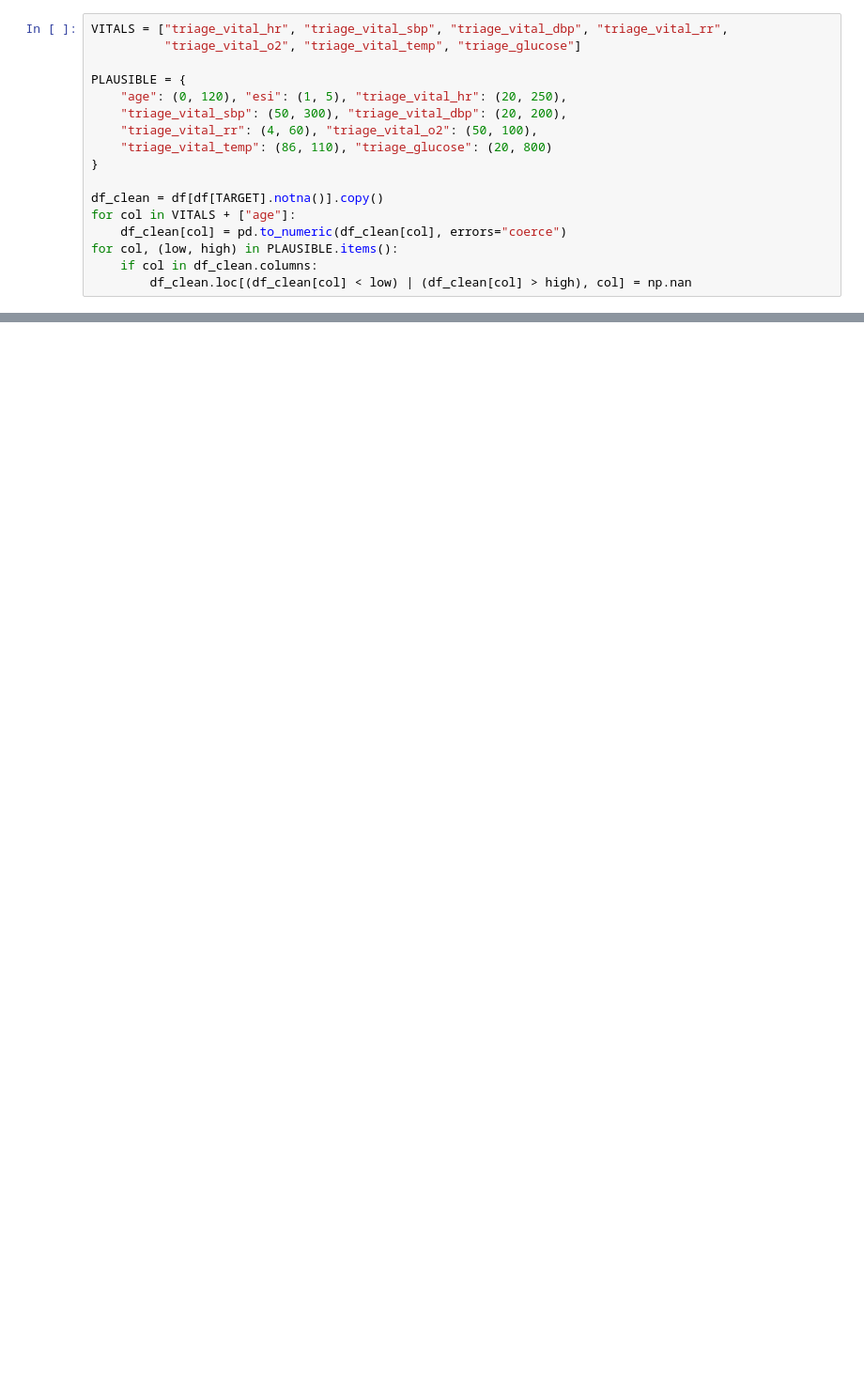
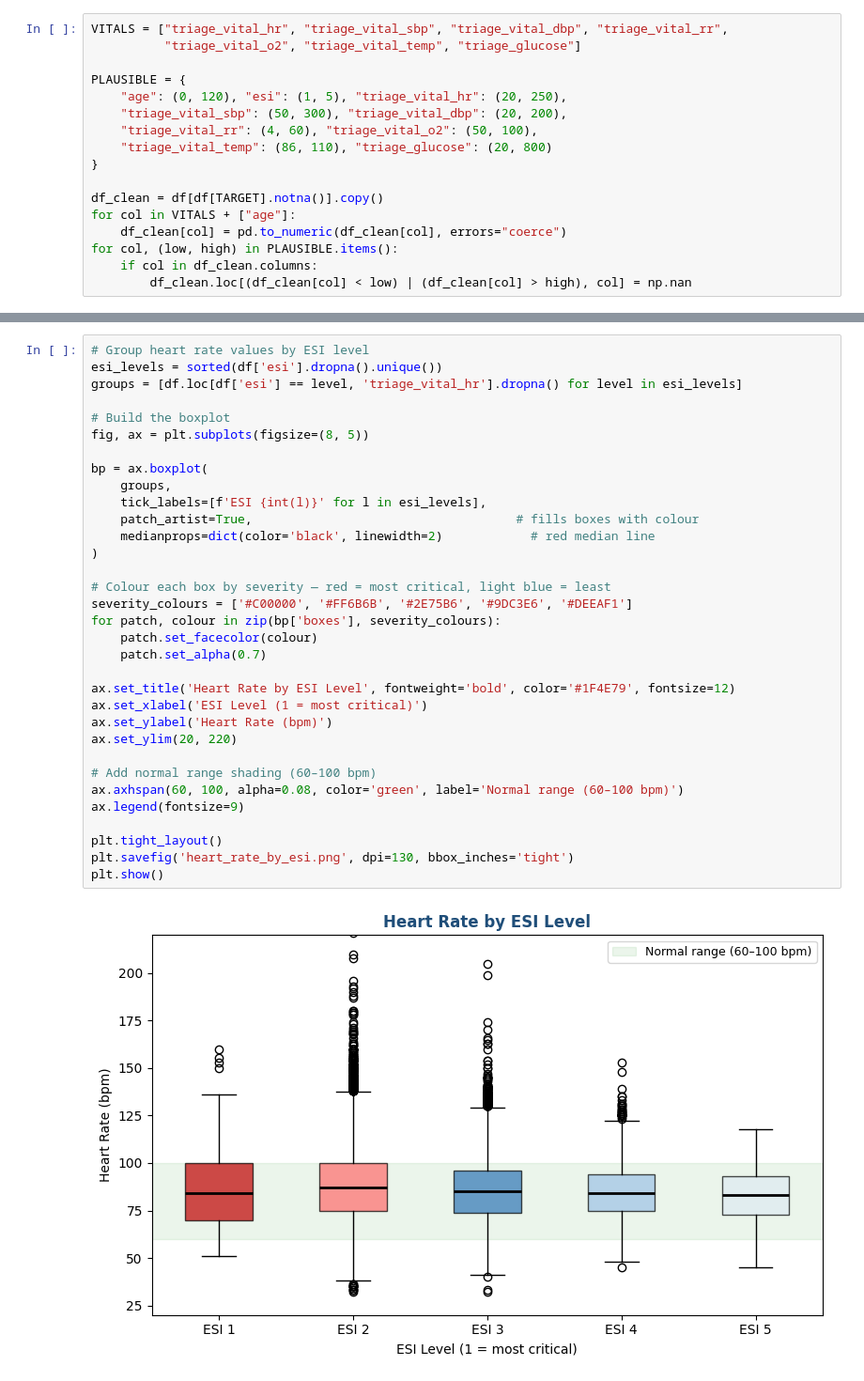
Before and after one commit to EllieD27/carisurg-portfolio, a Jupyter notebook: notebooks/week-5/triage_eda.ipynb, the cells around one changed output, grey strips where cells are left out. Shown at 94% size. Drawn from its saved outputs; the diff is of its cells as text; blank space fills up the shorter version.

```diff
--- a/notebooks/week-5/triage_eda.ipynb
+++ b/notebooks/week-5/triage_eda.ipynb
@@ -133,0 +278,35 @@ Dashboard graphics successfully saved to the /figs directory!
+# %%
+# Group heart rate values by ESI level
+esi_levels = sorted(df['esi'].dropna().unique())
+groups = [df.loc[df['esi'] == level, 'triage_vital_hr'].dropna() for level in esi_levels]
+
+# Build the boxplot
+fig, ax = plt.subplots(figsize=(8, 5))
+
+bp = ax.boxplot(
+    groups,
+    tick_labels=[f'ESI {int(l)}' for l in esi_levels],
+    patch_artist=True,                                    # fills boxes with colour
+    medianprops=dict(color='black', linewidth=2)            # red median line
+)
+
+# Colour each box by severity — red = most critical, light blue = least
+severity_colours = ['#C00000', '#FF6B6B', '#2E75B6', '#9DC3E6', '#DEEAF1']
+for patch, colour in zip(bp['boxes'], severity_colours):
+    patch.set_facecolor(colour)
+    patch.set_alpha(0.7)
+
+ax.set_title('Heart Rate by ESI Level', fontweight='bold', color='#1F4E79', fontsize=12)
+ax.set_xlabel('ESI Level (1 = most critical)')
+ax.set_ylabel('Heart Rate (bpm)')
+ax.set_ylim(20, 220)
+
+# Add normal range shading (60–100 bpm)
+ax.axhspan(60, 100, alpha=0.08, color='green', label='Normal range (60–100 bpm)')
+ax.legend(fontsize=9)
+
+plt.tight_layout()
+plt.savefig('heart_rate_by_esi.png', dpi=130, bbox_inches='tight')
+plt.show()
+# %% [output]
+[figure, added]
```
Also changed, not shown: parts of 15 cells of this notebook, 4 other files.
